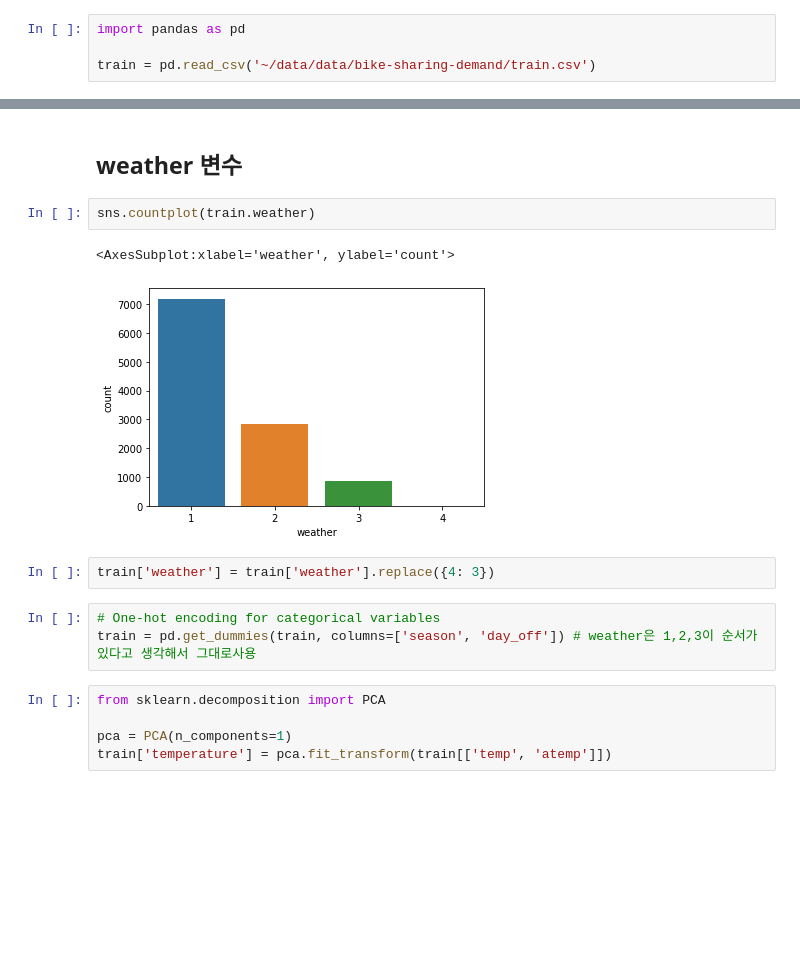
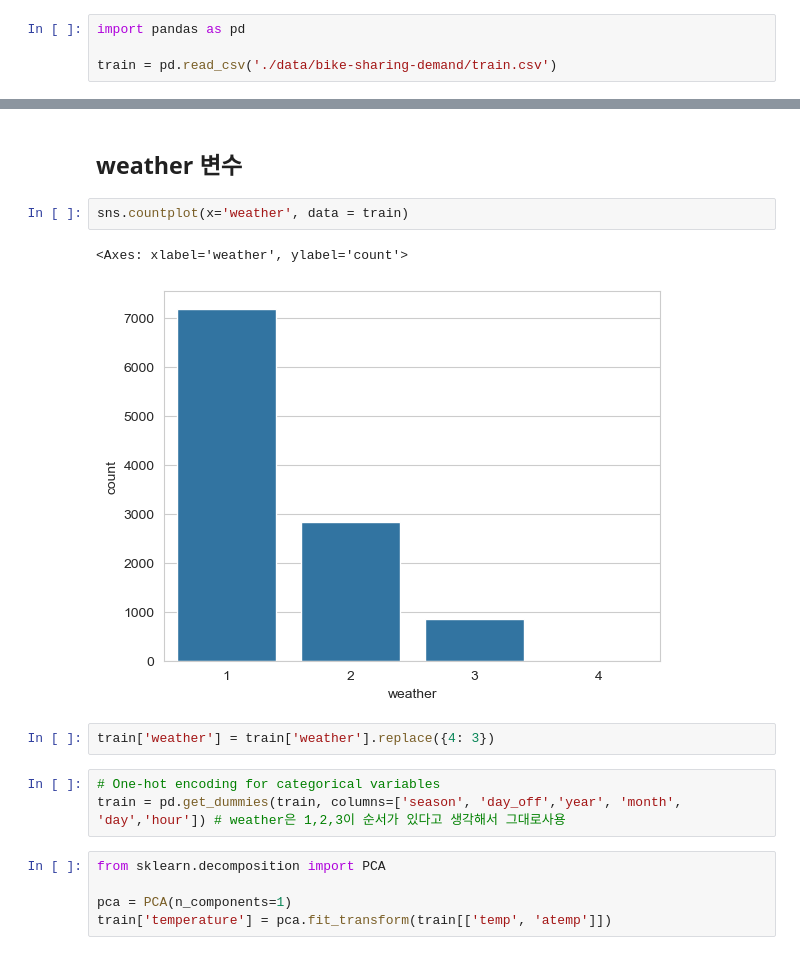
Before and after one commit to seongyeon1/aiffel, a Jupyter notebook: Exploration/Quest2/project2_sykim.ipynb, the cells around one changed output, grey strips where cells are left out. Drawn from its saved outputs; the diff is of its cells as text; blank space fills up the shorter version.

```diff
--- a/Exploration/Quest2/project2_sykim.ipynb
+++ b/Exploration/Quest2/project2_sykim.ipynb
@@ -10,7 +10,7 @@ warnings.filterwarnings('ignore')
 # %%
 import pandas as pd
 
-train = pd.read_csv('~/data/data/bike-sharing-demand/train.csv')
+train = pd.read_csv('./data/bike-sharing-demand/train.csv')
 # %% [markdown]
 ### (2) datetime 컬럼을 datetime 자료형으로 변환하고 연, 월, 일, 시, 분, 초까지 6가지 컬럼 생성하기
 # %%
@@ -453,15 +454,15 @@ train.drop(['holiday','workingday'], axis=1, inplace=True)
 # %% [markdown]
 ## weather 변수
 # %%
-sns.countplot(train.weather)
+sns.countplot(x='weather', data = train)
 # %% [output]
-<AxesSubplot:xlabel='weather', ylabel='count'>
+<Axes: xlabel='weather', ylabel='count'>
-[figure, old version]
+[figure, new version]
 # %%
 train['weather'] = train['weather'].replace({4: 3})
 # %%
 # One-hot encoding for categorical variables
-train = pd.get_dummies(train, columns=['season', 'day_off']) # weather은 1,2,3이 순서가 있다고 생각해서 그대로사용
+train = pd.get_dummies(train, columns=['season', 'day_off','year', 'month', 'day','hour']) # weather은 1,2,3이 순서가 있다고 생각해서 그대로사용
 # %%
 from sklearn.decomposition import PCA
 
```
Also changed, not shown: parts of 26 cells of this notebook, 3 other files.
